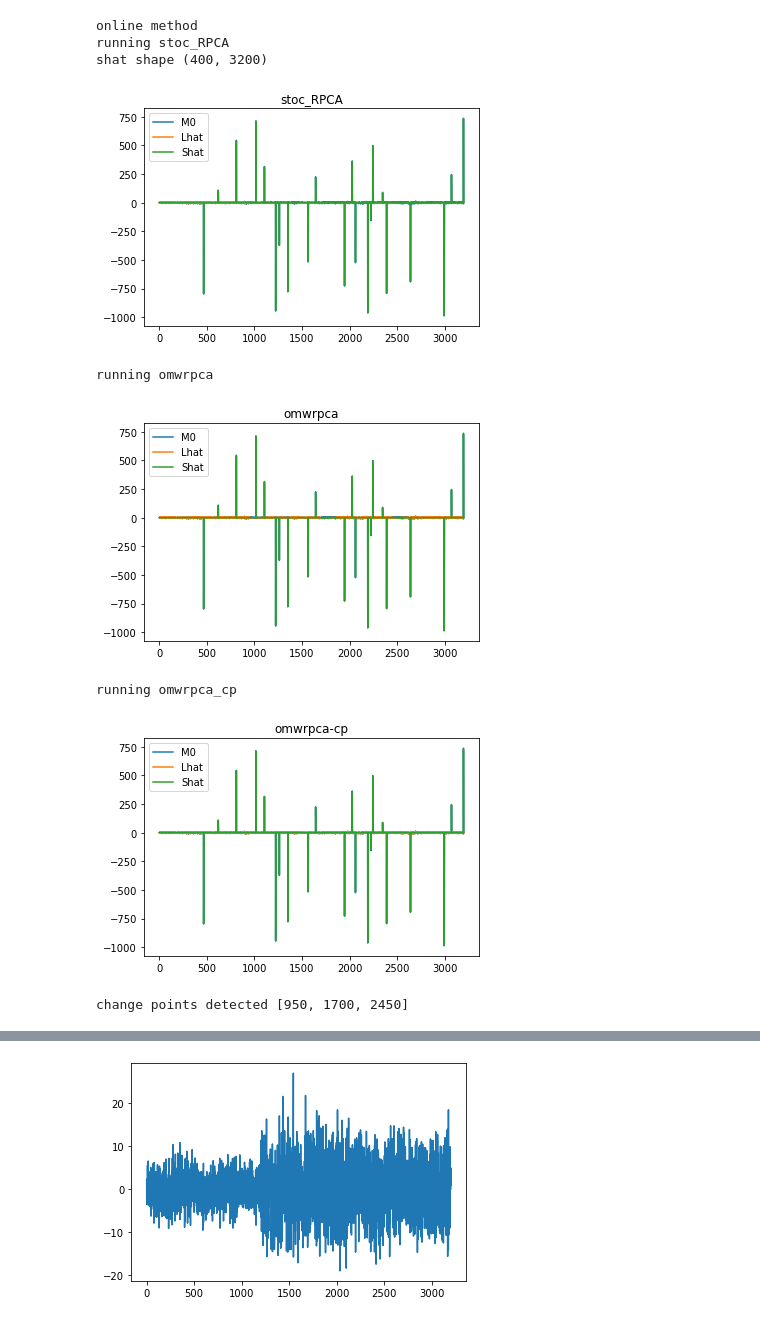
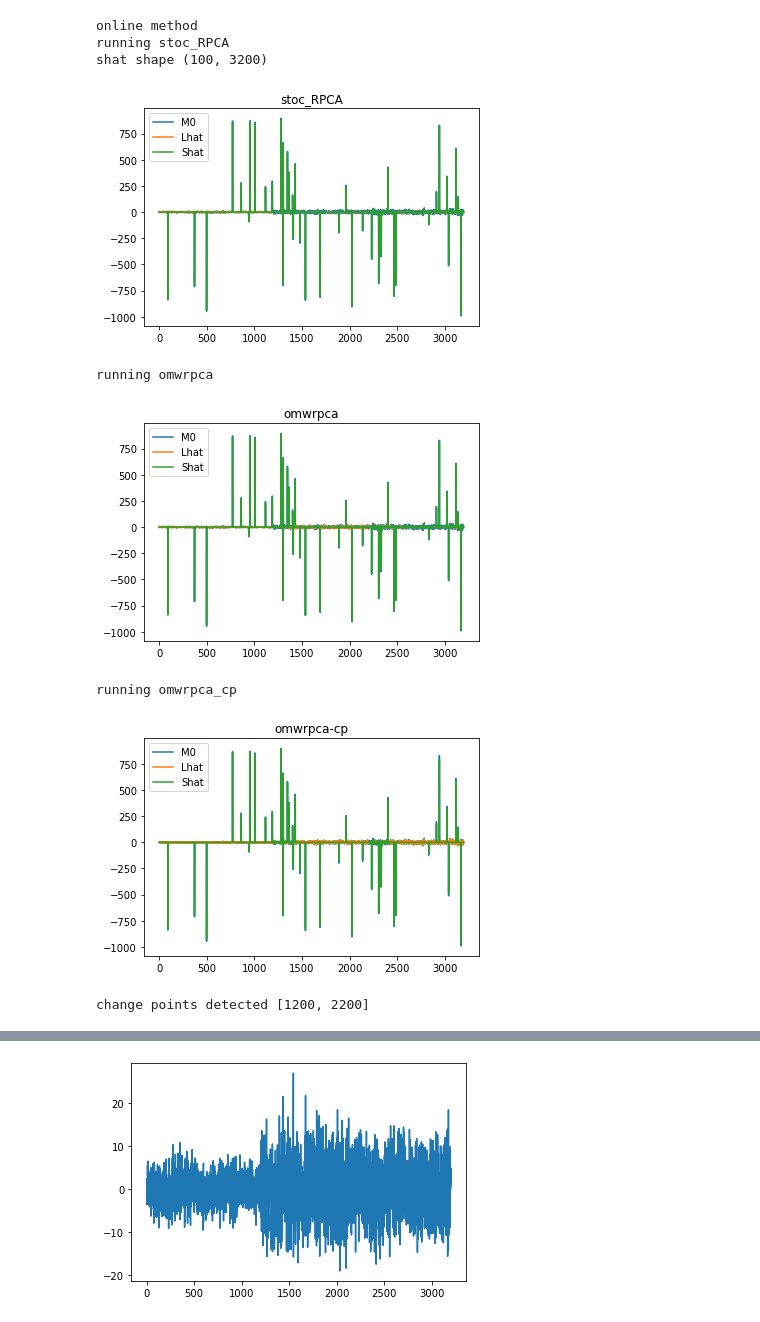
Before and after one commit to davidw0311/fault_diagnosis, a Jupyter notebook: onlineRPCA/recreate_sim4.ipynb, the cells around one changed output, grey strips where cells are left out. Cells and saved outputs as stored; diff of their text form; code cells hidden in the pictures.

```diff
--- a/onlineRPCA/recreate_sim4.ipynb
+++ b/onlineRPCA/recreate_sim4.ipynb
@@ -4,11 +4,11 @@ import matplotlib.pyplot as plt
 pms = {}
 pms['method'] = 'online'
 
-pms['m'] = 400
+pms['m'] = 100
 pms['n'] = 3000
 
 # r vector
-pms['rvec'] = [10,11,12,13]
+pms['rvec'] = [10,50,100]
 # rho hyperparam
 pms['rho'] = 0.01
 pms['n_p'] = 250
@@ -160,40 +160,40 @@ def simulation(method, m=400, n=3000, rvec=[10,10,10], rho=0.1, n_p=250, r0=5, n
             plt.plot(M0[0], label = 'M0')
             plt.plot(Lhat[0], label='Lhat')
             plt.plot(Shat[0], label='Shat')
             plt.legend()
             plt.show()
             print('change points detected', cp)
             end = timer()
             result[rep]['omwrpca_cp'] = evaluate(Lhat, Shat, L0, S0, r, U0, burnin)
             result[rep]['omwrpca_cp: rank'] = rank
             result[rep]['omwrpca_cp: cp'] = cp
             run_times[rep]['omwrpca_cp'] = end - start
 
 
     # combine the result
     sim_result = {}
     sim_result['result'] = result
     sim_result['run_times'] = run_times
 
     return sim_result
 
 
 
 results = simulation(method=pms['method'], m=pms['m'], n=pms['n'],
     rvec=pms['rvec'], rho=pms['rho'], n_p=pms['n_p'], r0=pms['r0'], nrep=pms['nrep'], seed=pms['seed'],
     burnin=pms['burnin'], win_size=pms['win_size'], track_cp_burnin=pms['track_cp_burnin'], n_check_cp=pms['n_check_cp'],
     alpha=pms['alpha'], proportion=pms['proportion'], n_positive=pms['n_positive'], min_test_size=pms['min_test_size'],
     tolerance_num=pms['tolerance_num'], factor=pms['factor'])
 # %% [output]
 online method
 running stoc_RPCA
-shat shape (400, 3200)
+shat shape (100, 3200)
-[figure, old version]
+[figure, new version]
 running omwrpca
-[figure, old version]
+[figure, new version]
 running omwrpca_cp
-[figure, old version]
+[figure, new version]
-change points detected [950, 1700, 2450]
+change points detected [1200, 2200]
 # %%
 results['result'][0]['stoc_rpca']
 # %% [output]
```
Also changed, not shown: parts of 5 cells of this notebook, 13 other files.
